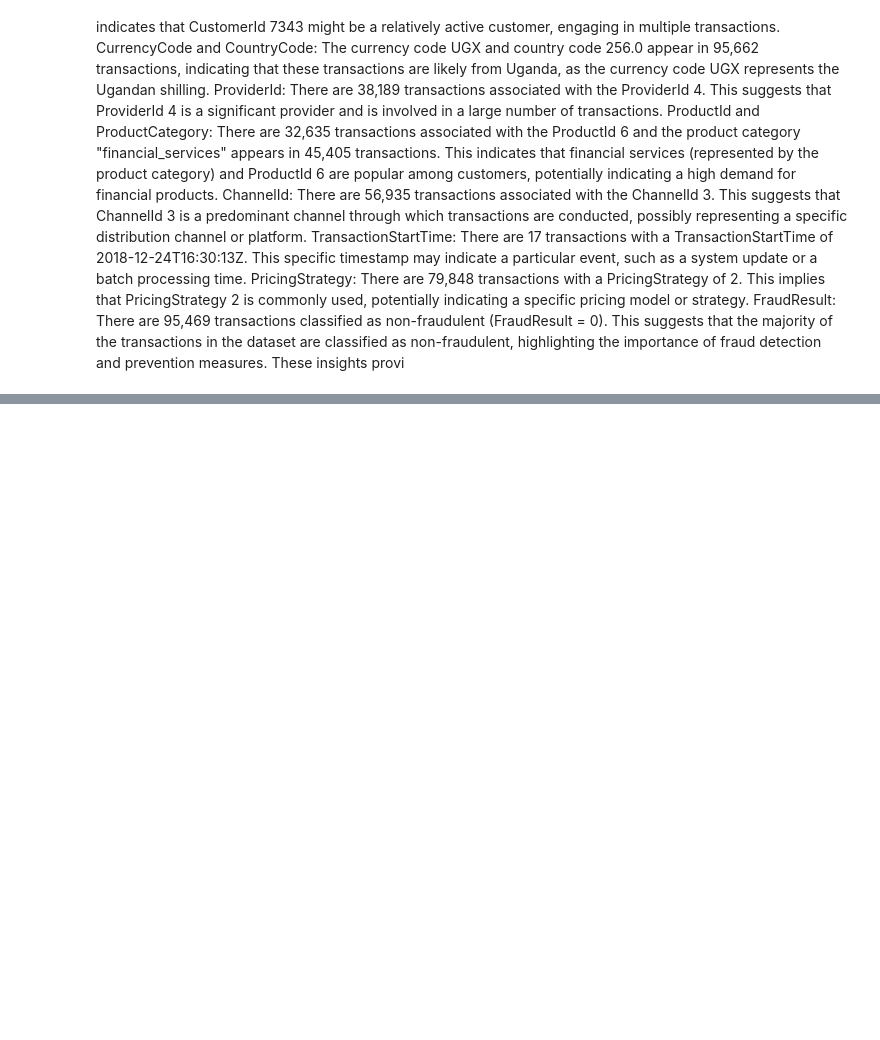
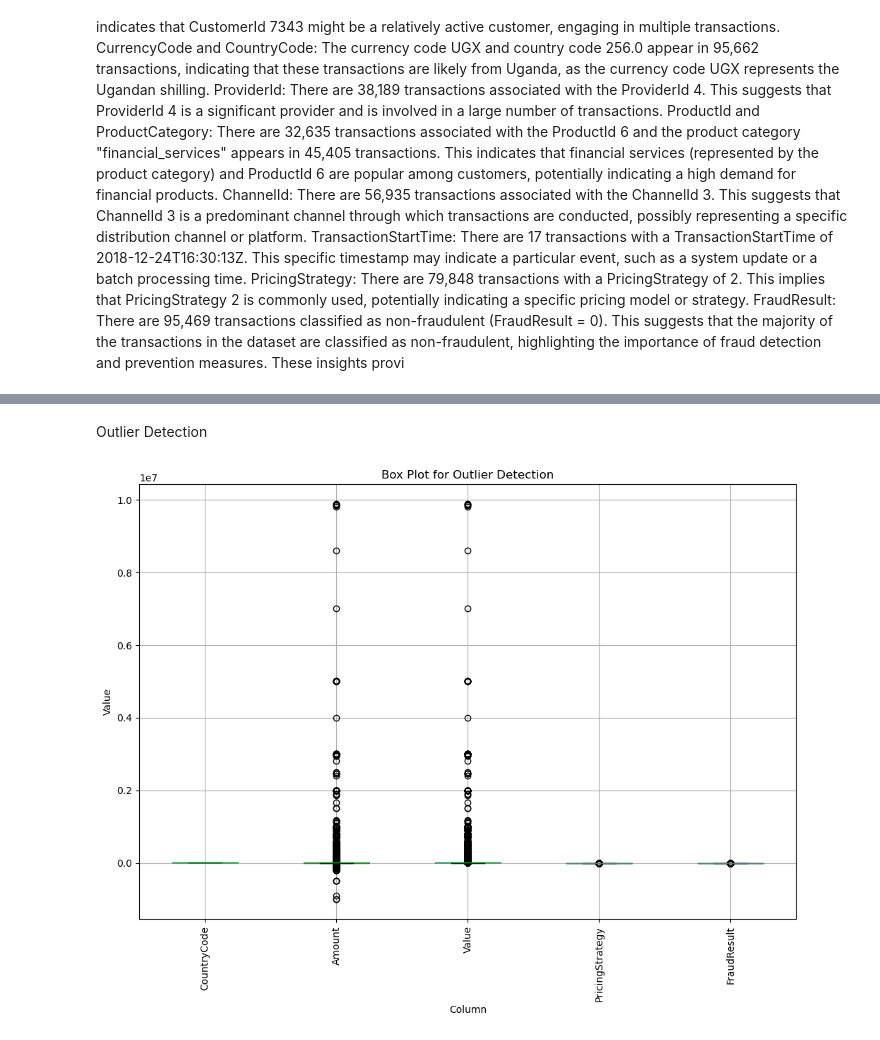
Before and after one commit to jodahe1/Bati-Bank, a Jupyter notebook: e.ipynb, the cells around one changed output, grey strips where cells are left out. Cells and saved outputs as stored; diff of their text form; code cells hidden in the pictures; blank space fills up the shorter version.

```diff
--- a/e.ipynb
+++ b/e.ipynb
@@ -100,0 +287,16 @@ These insights provi
+# %% [markdown]
+Outlier Detection
+# %%
+# Specify the columns for outlier detection
+columns = ['CurrencyCode', 'CountryCode', 'ProviderId', 'ProductId', 'ProductCategory', 'ChannelId', 'Amount', 'Value', 'TransactionStartTime', 'PricingStrategy', 'FraudResult']
+
+# Create box plots for each column
+plt.figure(figsize=(12, 8))
+df[columns].boxplot()
+plt.title("Box Plot for Outlier Detection")
+plt.xlabel("Column")
+plt.ylabel("Value")
+plt.xticks(rotation=90)
+plt.show()
+# %% [output]
+[figure, added]
```
Also changed, not shown: parts of 14 cells of this notebook.
